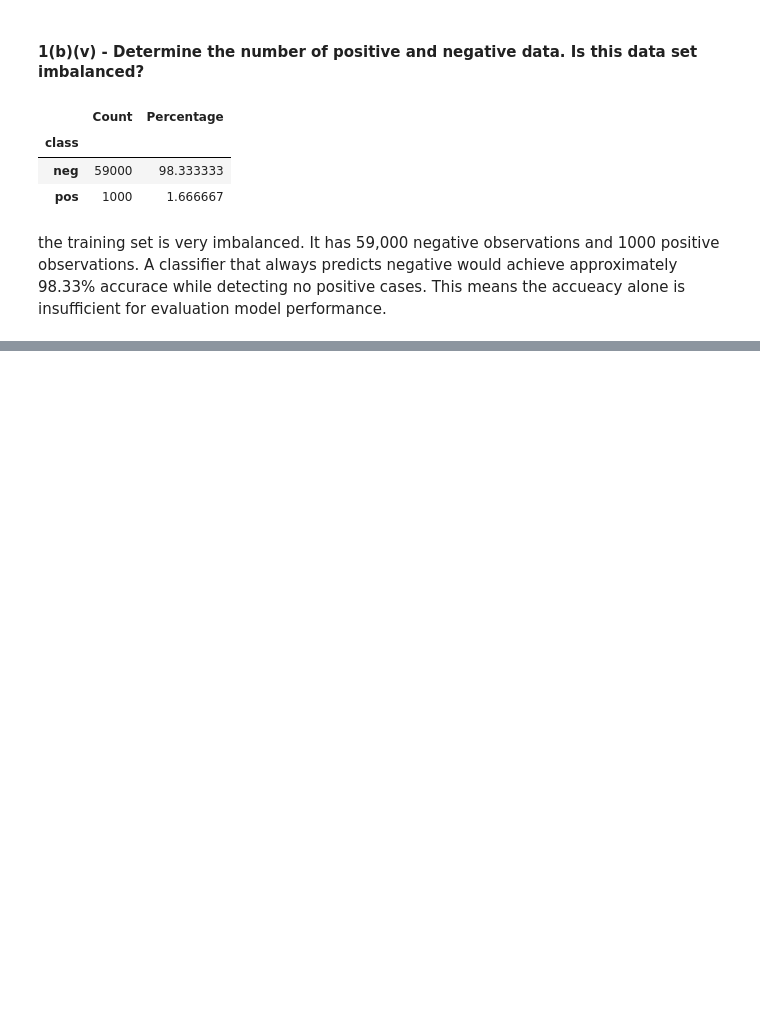
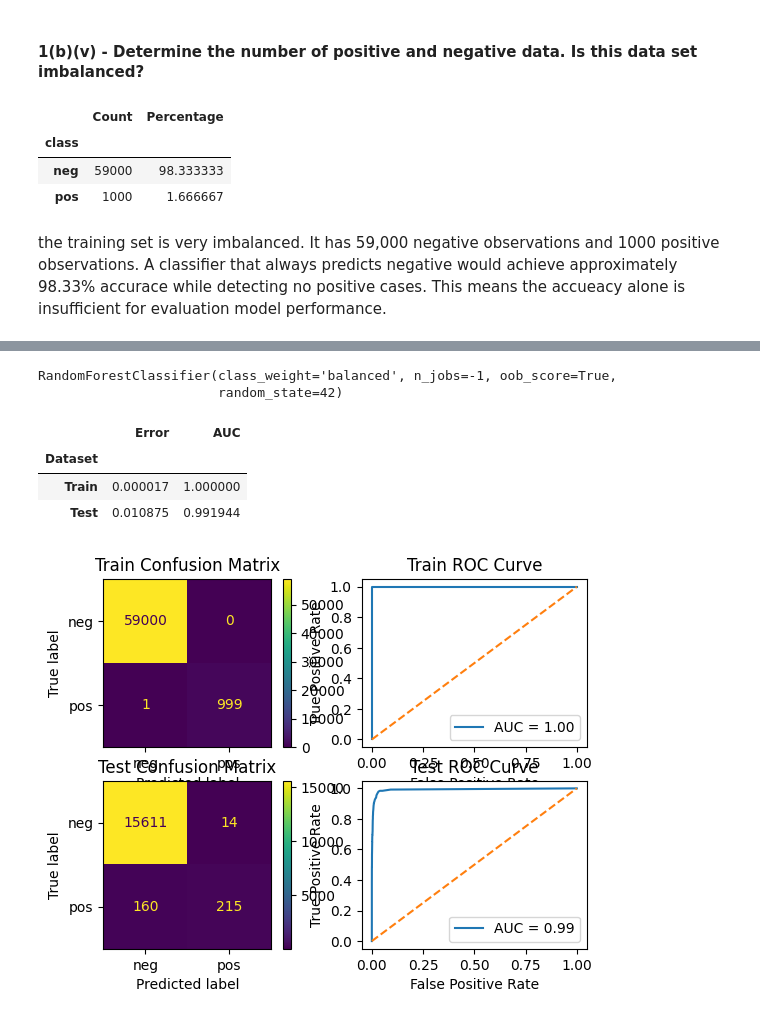
Before and after one commit to jfulch/dsci-552-fulcher-jesse-hw6, a Jupyter notebook: notebook/Fulcher_Jesse_HW6.ipynb, the cells around one changed output, grey strips where cells are left out. Saved outputs shown, nothing was run; the diff lists cells and outputs as text; code cells hidden in the pictures; blank space fills up the shorter version.

```diff
--- a/notebook/Fulcher_Jesse_HW6.ipynb
+++ b/notebook/Fulcher_Jesse_HW6.ipynb
@@ -272,0 +353,60 @@ the training set is very imbalanced. It has 59,000 negative observations and 100
+# %%
+rf_balanced = RandomForestClassifier(
+    n_estimators=100,
+    class_weight="balanced",
+    oob_score=True,
+    random_state=42,
+    n_jobs=-1,
+    bootstrap=True
+)
+rf_balanced.fit(x_train, y_train)
+# %% [output]
+RandomForestClassifier(class_weight='balanced', n_jobs=-1, oob_score=True,
+                       random_state=42)
+# %%
+balanced_results = []
+fix, axes = plt.subplots(2, 2)
+
+positive_index = list(rf_balanced.classes_).index("pos")
+
+for row, (name, features, labels) in enumerate([
+    ("Train", x_train, y_train),
+    ("Test", x_test, y_test)
+]):
+    predictions = rf_balanced.predict(features)
+    probabilities = rf_balanced.predict_proba(features)[:, positive_index]
+
+    error = 1 - accuracy_score(labels, predictions)
+    auc = roc_auc_score(labels, probabilities)
+
+    balanced_results.append({
+        "Dataset": name,
+        "Error": error,
+        "AUC": auc
+    })
+
+    matrix = confusion_matrix(labels, predictions, labels=["neg", "pos"])
+    ConfusionMatrixDisplay(
+        confusion_matrix=matrix,
+        display_labels=["neg", "pos"]
+    ).plot(ax=axes[row, 0])
+    axes[row, 0].set_title(f"{name} Confusion Matrix")
+
+    fpr, tpr, _ = roc_curve(labels, probabilities, pos_label="pos")
+    axes[row, 1].plot(fpr, tpr, label=f"AUC = {auc:.2f}")
+    axes[row, 1].plot([0, 1], [0, 1], linestyle="--")
+    axes[row, 1].set_title(f"{name} ROC Curve")
+    axes[row, 1].set_xlabel("False Positive Rate")
+    axes[row, 1].set_ylabel("True Positive Rate")
+    axes[row, 1].legend()
+
+rf_balanced_results = pd.DataFrame(balanced_results).set_index("Dataset")
+display(rf_balanced_results)
+
+plt.show()
+# %% [output]
+|  | Error | AUC |
+| Dataset |  |  |
+| Train | 0.000017 | 1.000000 |
+| Test | 0.010875 | 0.991944 |
+[figure, added]
```
Also changed, not shown: parts of 7 cells of this notebook.
